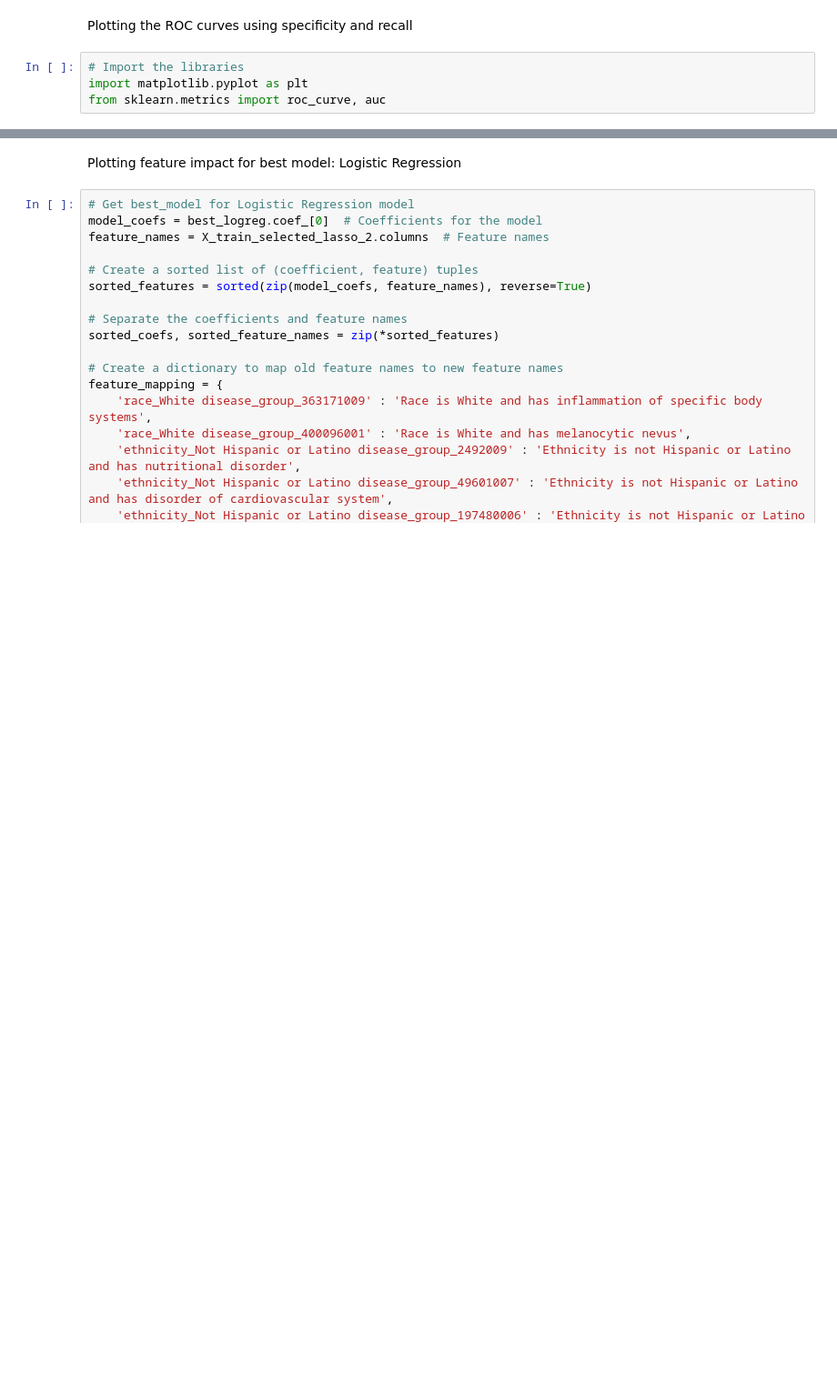
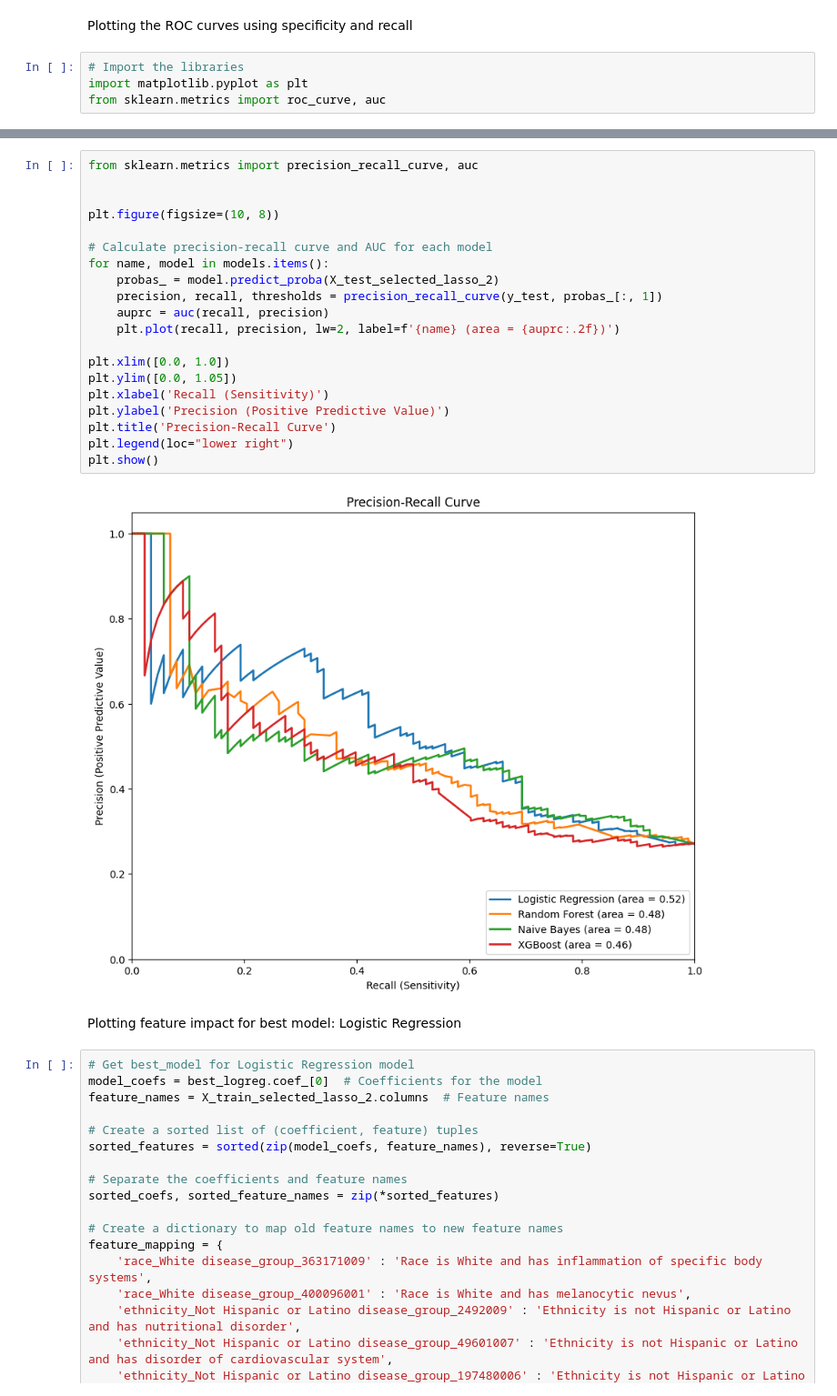
Before and after one commit to Toptopito/data_mining_cancer_research, a Jupyter notebook: breast_cancer_remission_modeling_v3.ipynb, the cells around one changed output, grey strips where cells are left out. Shown at 91% size. Cells and saved outputs as stored; diff of their text form; blank space fills up the shorter version.

```diff
--- a/breast_cancer_remission_modeling_v3.ipynb
+++ b/breast_cancer_remission_modeling_v3.ipynb
@@ -896,3 +898,25 @@ plt.show()
+# %%
+from sklearn.metrics import precision_recall_curve, auc
+
+
+plt.figure(figsize=(10, 8))
+
+# Calculate precision-recall curve and AUC for each model
+for name, model in models.items():
+    probas_ = model.predict_proba(X_test_selected_lasso_2)
+    precision, recall, thresholds = precision_recall_curve(y_test, probas_[:, 1])
+    auprc = auc(recall, precision)
+    plt.plot(recall, precision, lw=2, label=f'{name} (area = {auprc:.2f})')
+
+plt.xlim([0.0, 1.0])
+plt.ylim([0.0, 1.05])
+plt.xlabel('Recall (Sensitivity)')
+plt.ylabel('Precision (Positive Predictive Value)')
+plt.title('Precision-Recall Curve')
+plt.legend(loc="lower right")
+plt.show()
+# %% [output]
+[figure, added]
 # %% [markdown]
 Plotting feature impact for best model: Logistic Regression
 # %%
```
Also changed, not shown: parts of 6 cells of this notebook.
